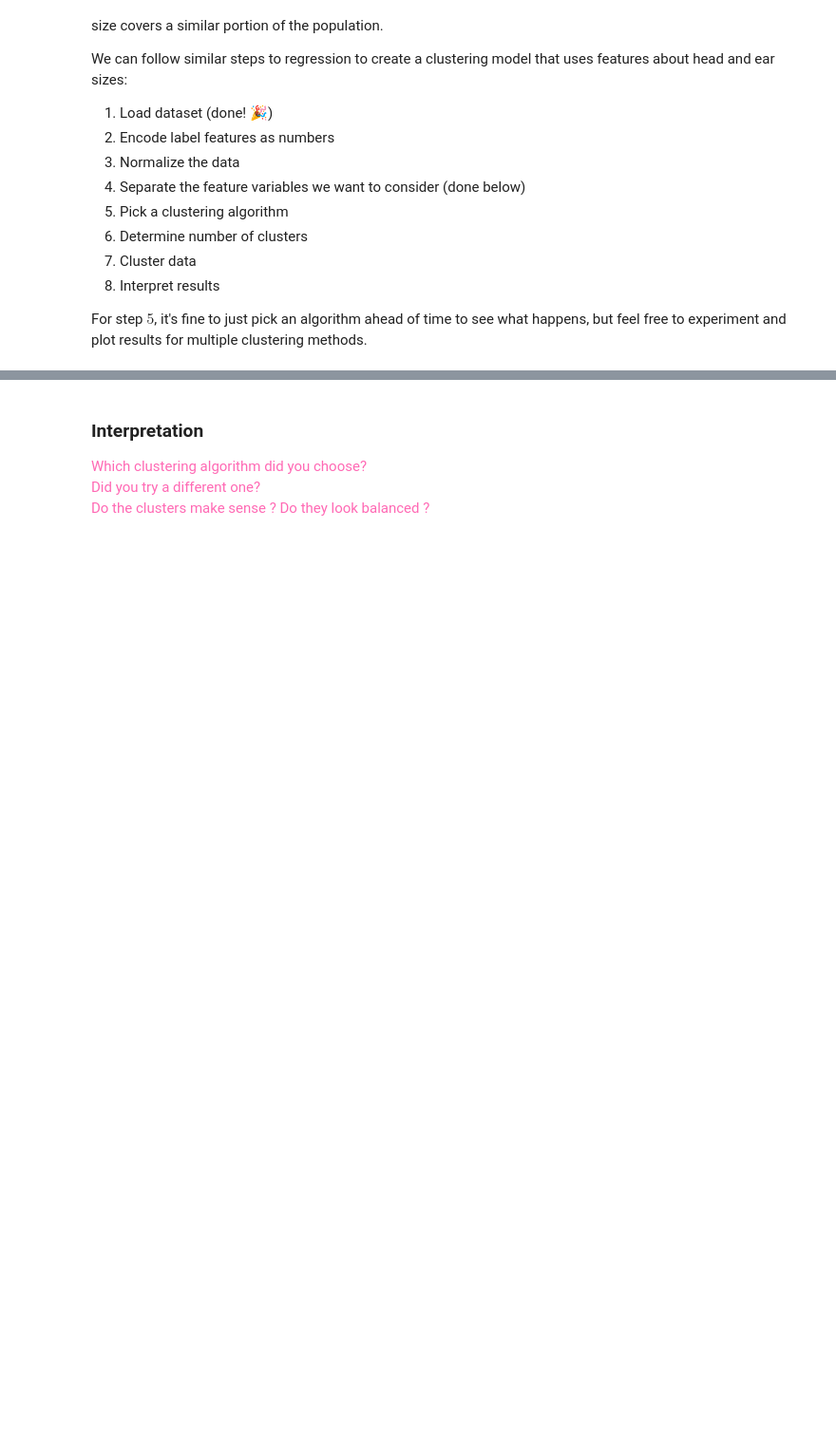
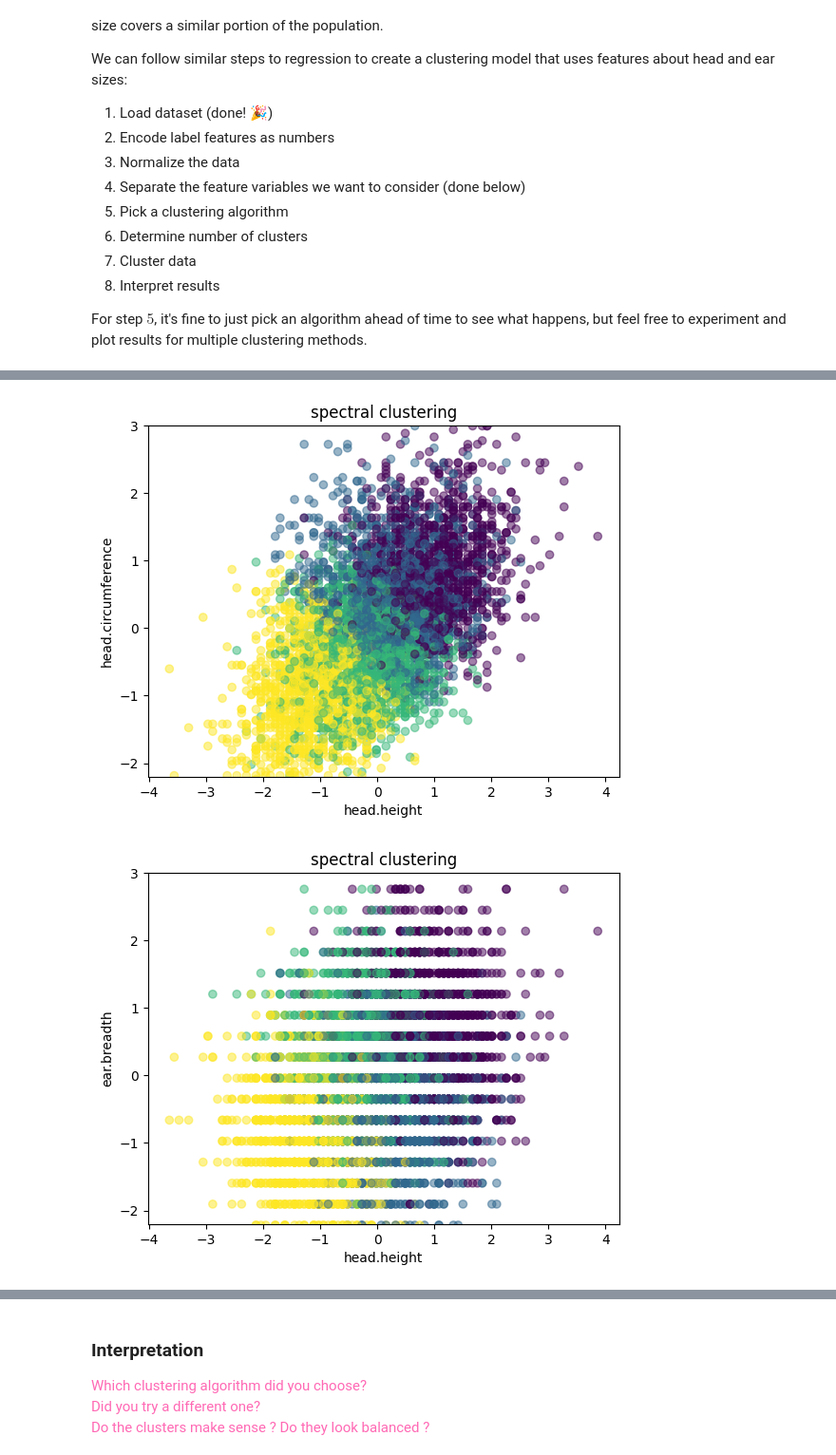
Before and after one commit to yiwang24idmmachinelearning/HW09, a Jupyter notebook: HW09.ipynb, the cells around one changed output, grey strips where cells are left out. Shown at 95% size. Cells and saved outputs as stored; diff of their text form; code cells hidden in the pictures; blank space fills up the shorter version.

```diff
--- a/HW09.ipynb
+++ b/HW09.ipynb
@@ -82,0 +162,46 @@ ansur_features = ansur_scaled_df[["head.height", "head.circumference", "ear.leng
+# %%
+#plot Spectral Clustering results
+n_clusters = 4
+sc_model = SpectralClustering(n_clusters=n_clusters)
+
+sc_predicted = sc_model.fit_predict(ansur_features)
+
+ansur_features.cov()
+xl, yl, zl = "head.height","head.circumference", "ear.breadth"
+x = ansur_scaled_df[xl]
+y = ansur_scaled_df[yl]
+z = ansur_scaled_df[zl]
+
+# 2D
+plt.scatter(x, y, c=clusters, marker='o', linestyle='', alpha=0.5)
+plt.title("spectral clustering")
+plt.xlabel(xl)
+plt.ylabel(yl)
+plt.ylim([-2.2, 3])
+plt.show()
+
+plt.scatter(x, z, c=clusters, marker='o', linestyle='', alpha=0.5)
+plt.title("spectral clustering")
+plt.xlabel(xl)
+plt.ylabel(zl)
+plt.ylim([-2.2, 3])
+plt.show()
+
+# 3D
+fig = plt.figure(figsize=(8, 8))
+ax = fig.add_subplot(projection='3d')
+
+ax.scatter(x, y, z, c=clusters, marker='o', linestyle='', alpha=0.5)
+
+ax.set_title("spectral clustering")
+ax.set_xlabel(xl)
+ax.set_ylabel(yl)
+ax.set_zlabel(zl)
+
+ax.set_ylim(-2.5, 8)
+ax.set_zlim(-2.5, 2.5)
+
+plt.show()
+# %% [output]
+[figure, added]
+[figure, added]
```
Also changed, not shown: parts of 10 cells of this notebook.
